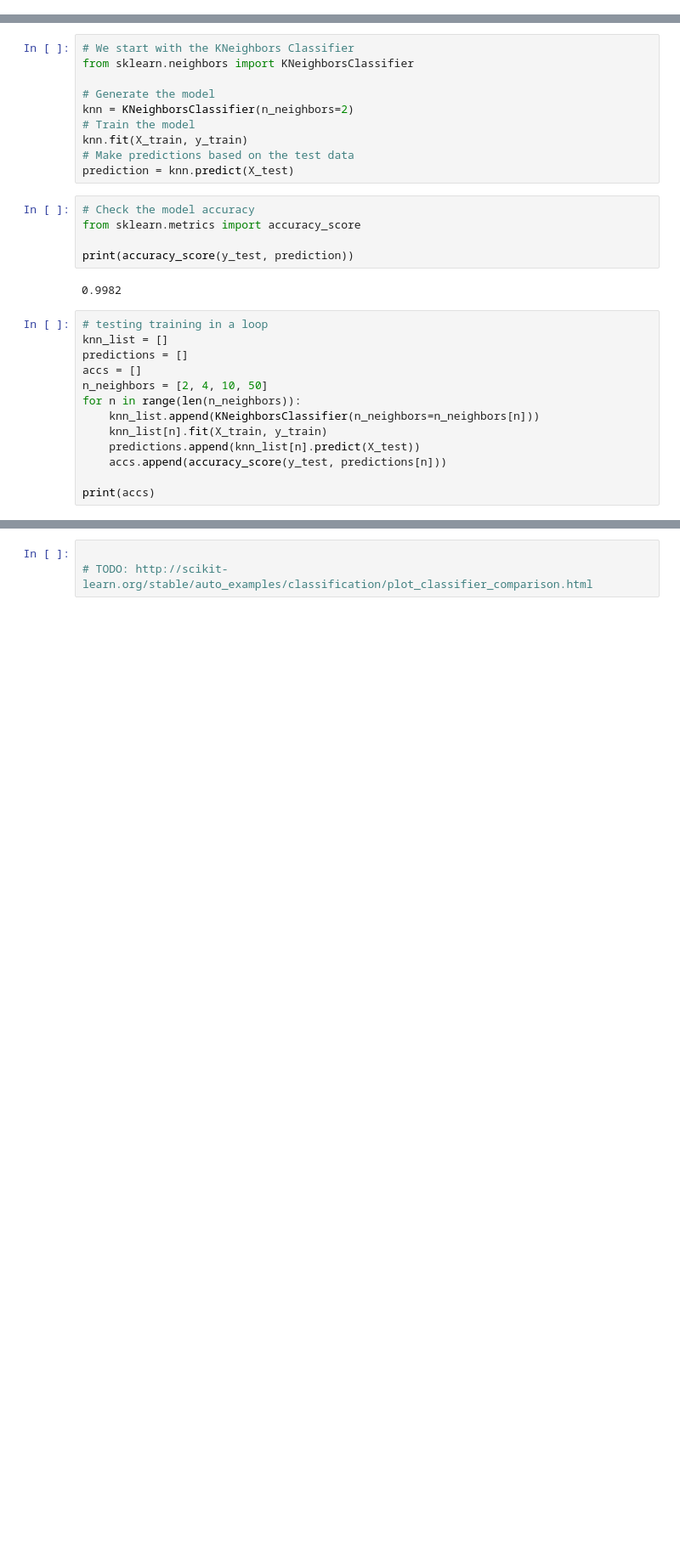
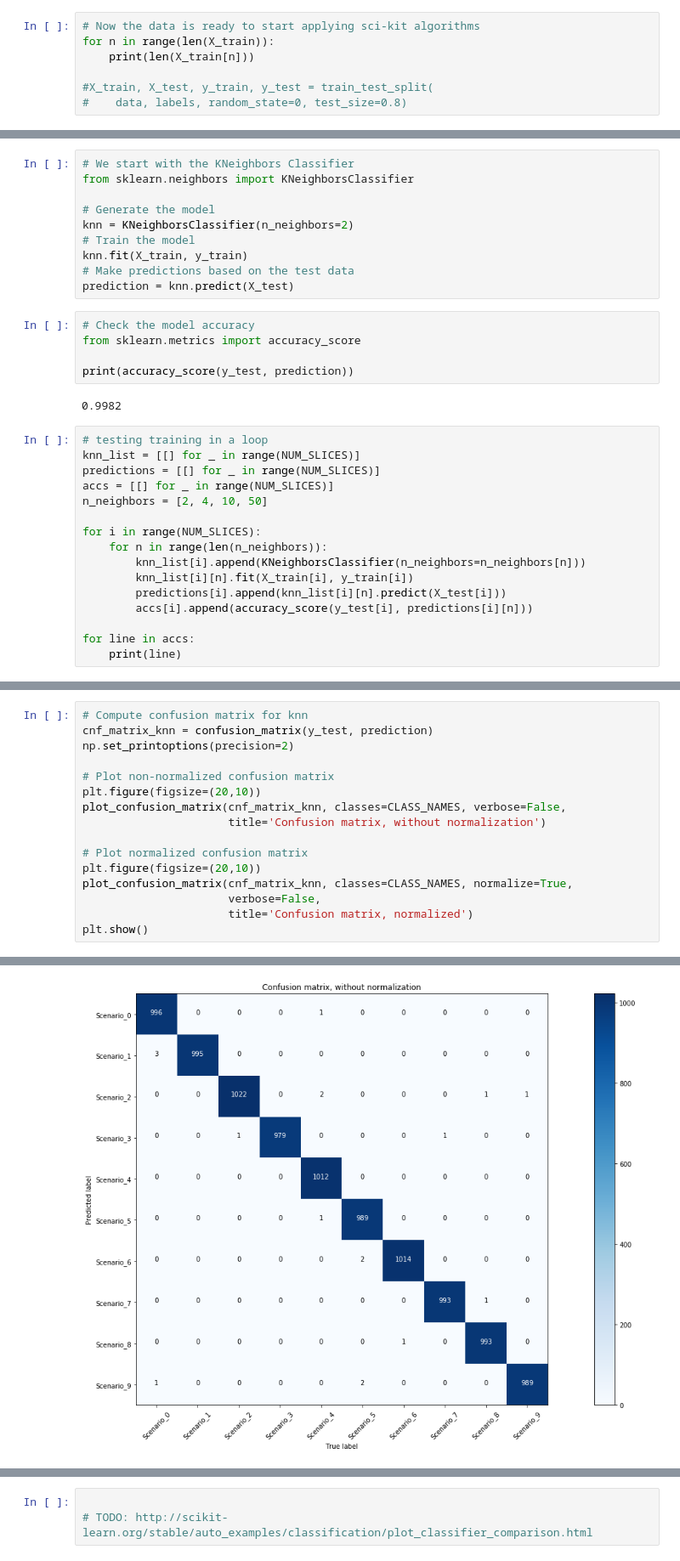
Before and after one commit to primercuervo/cognitive_radio_ml, a Jupyter notebook: notebooks/alg_test.ipynb, the cells around one changed output, grey strips where cells are left out. Shown at 85% size. Drawn from its saved outputs; the diff is of its cells as text; blank space fills up the shorter version.

```diff
--- a/notebooks/alg_test.ipynb
+++ b/notebooks/alg_test.ipynb
@@ -106,0 +135,7 @@ X_train, X_test, y_train, y_test = train_test_split(
+# %%
+# Now the data is ready to start applying sci-kit algorithms
+for n in range(len(X_train)):
+    print(len(X_train[n]))
+
+#X_train, X_test, y_train, y_test = train_test_split(
+#    data, labels, random_state=0, test_size=0.8)
@@ -123,15 +179,18 @@ print(accuracy_score(y_test, prediction))
 0.9982
 # %%
 # testing training in a loop
-knn_list = []
-predictions = []
-accs = []
+knn_list = [[] for _ in range(NUM_SLICES)]
+predictions = [[] for _ in range(NUM_SLICES)]
+accs = [[] for _ in range(NUM_SLICES)]
 n_neighbors = [2, 4, 10, 50]
-for n in range(len(n_neighbors)):
-    knn_list.append(KNeighborsClassifier(n_neighbors=n_neighbors[n]))
-    knn_list[n].fit(X_train, y_train)
-    predictions.append(knn_list[n].predict(X_test))
-    accs.append(accuracy_score(y_test, predictions[n]))
 
-print(accs)
+for i in range(NUM_SLICES):
+    for n in range(len(n_neighbors)):
+        knn_list[i].append(KNeighborsClassifier(n_neighbors=n_neighbors[n]))
+        knn_list[i][n].fit(X_train[i], y_train[i])
+        predictions[i].append(knn_list[i][n].predict(X_test[i]))
+        accs[i].append(accuracy_score(y_test[i], predictions[i][n]))
+
+for line in accs:
+    print(line)
 # %% [output]
@@ -138,0 +263,17 @@ print(accs)
+# %%
+# Compute confusion matrix for knn
+cnf_matrix_knn = confusion_matrix(y_test, prediction)
+np.set_printoptions(precision=2)
+
+# Plot non-normalized confusion matrix
+plt.figure(figsize=(20,10))
+plot_confusion_matrix(cnf_matrix_knn, classes=CLASS_NAMES, verbose=False,
+                      title='Confusion matrix, without normalization')
+
+# Plot normalized confusion matrix
+plt.figure(figsize=(20,10))
+plot_confusion_matrix(cnf_matrix_knn, classes=CLASS_NAMES, normalize=True,
+                      verbose=False,
+                      title='Confusion matrix, normalized')
+plt.show()
+# %% [output]
@@ -138,0 +282 @@ print(accs)
+[figure, added]
```
Also changed, not shown: parts of 20 cells of this notebook, 2 other files.
